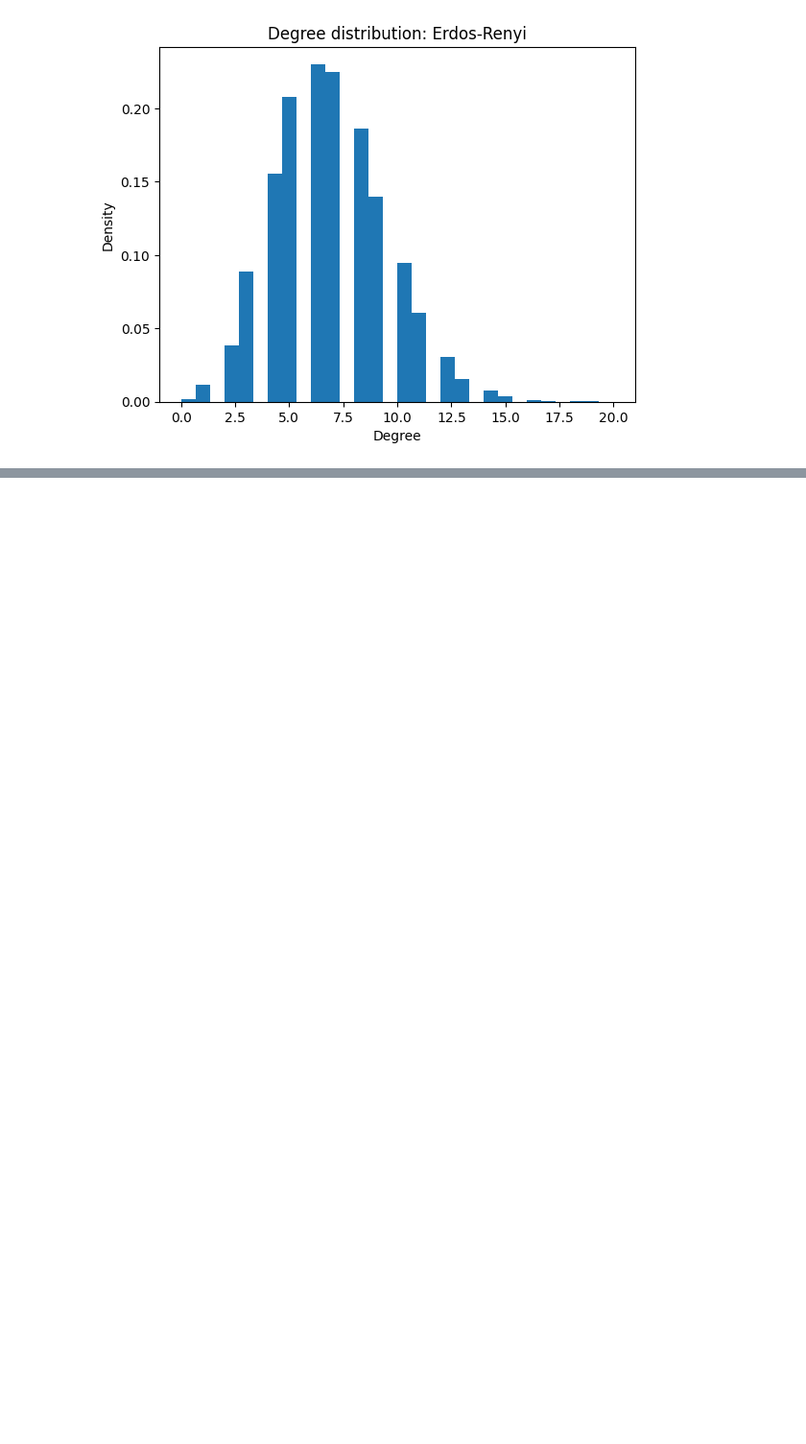
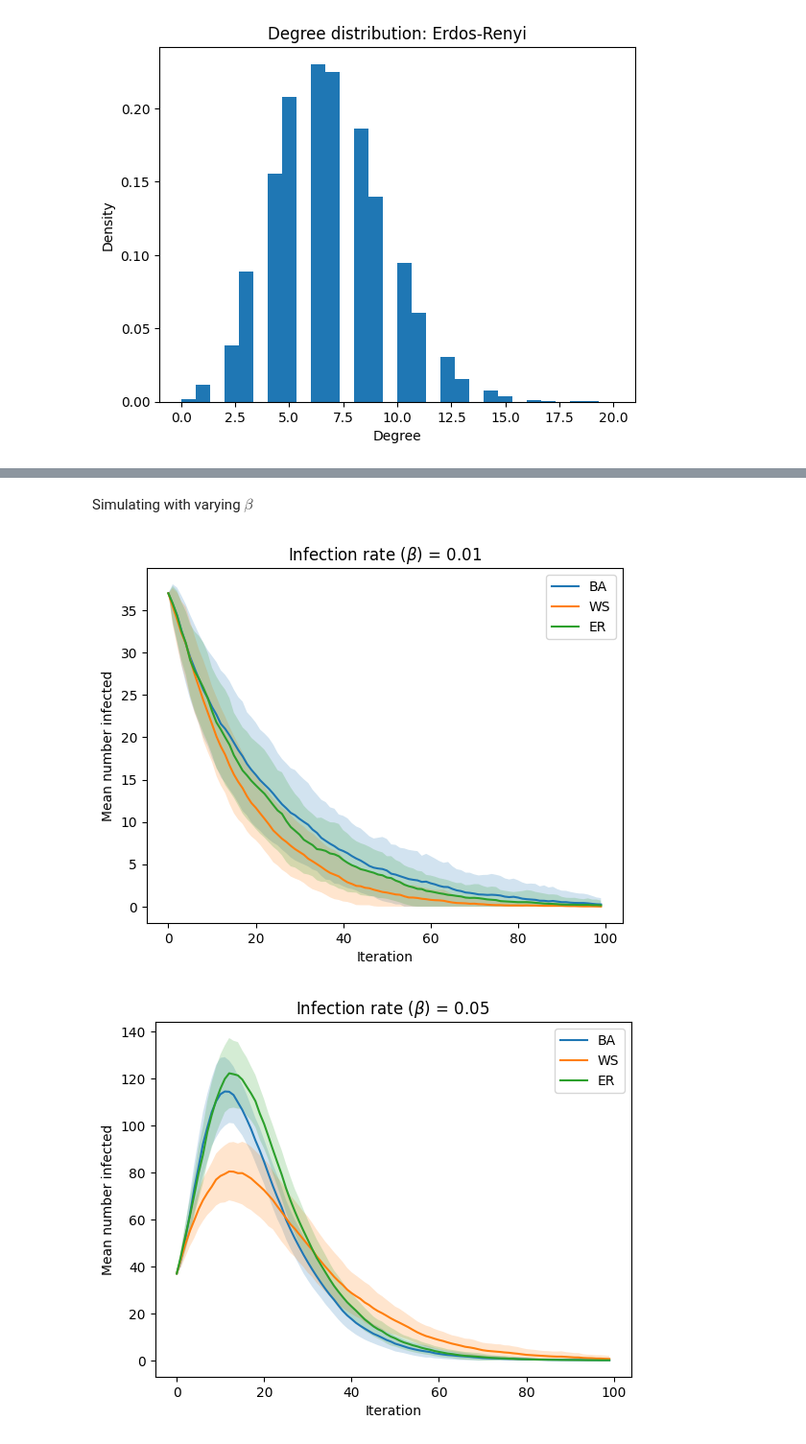
Before and after one commit to lydiashumskaya/assignment-2-stochastic-and-spatial-models, a Jupyter notebook: assigment-2.ipynb, the cells around one changed output, grey strips where cells are left out. Shown at 96% size. Drawn from its saved outputs; the diff is of its cells as text; code cells hidden in the pictures; blank space fills up the shorter version.

```diff
--- a/assigment-2.ipynb
+++ b/assigment-2.ipynb
@@ -186,0 +415,55 @@ plt.show()
+# %% [markdown]
+Simulating with varying $\beta$
+# %%
+changing_beta= [0.01, 0.05, 0.10]
+infected_fraction = 0.1
+gamma = 0.1
+nruns = 100
+results_changing_beta = {}
+
+for beta in changing_beta:
+    results_changing_beta[beta] = {}
+    for name, g in network.items():
+        S_runs, I_runs, R_runs = repeat_sir(g, beta, gamma, runs = nruns, fraction_infected = infected_fraction)
+        results_changing_beta[beta][name] = {'S' : S_runs, 'I' : I_runs, 'R' : R_runs}
+
+#plotting mean number infected
+for beta in changing_beta:
+    for name in network:
+        I_runs = results_changing_beta[beta][name]['I']
+        mean_I = np.mean(I_runs, axis=0)
+        std_I = np.std(I_runs, axis=0)
+        plt.plot(mean_I, label = name)
+        plt.fill_between(np.arange(len(mean_I)), np.maximum(mean_I - std_I, 0), mean_I + std_I, alpha=0.2)
+    plt.xlabel('Iteration')
+    plt.ylabel('Mean number infected')
+    plt.title(rf'Infection rate ($\beta$) = {beta}')
+    plt.legend()
+    plt.show()
+
+#plotting SIR
+for beta in changing_beta:
+    for name in network:
+        S_runs = results_changing_beta[beta][name]['S']
+        I_runs = results_changing_beta[beta][name]['I']
+        R_runs = results_changing_beta[beta][name]['R']
+        mean_S = np.mean(S_runs, axis=0)
+        mean_I = np.mean(I_runs, axis=0)
+        mean_R = np.mean(R_runs, axis=0)
+        std_S = np.std(S_runs, axis=0)
+        std_I = np.std(I_runs, axis=0)
+        std_R = np.std(R_runs, axis=0)
+        plt.plot(mean_S, label = 'Suseptible')
+        plt.fill_between(np.arange(len(mean_S)), np.maximum(mean_S - std_S, 0), mean_S + std_S, alpha=0.2)
+        plt.plot(mean_I, label = 'Infected')
+        plt.fill_between(np.arange(len(mean_I)), np.maximum(mean_I - std_I, 0), mean_I + std_I, alpha=0.2,)
+        plt.plot(mean_R, label = 'Recovered')
+        plt.fill_between(np.arange(len(mean_R)), np.maximum(mean_R - std_R, 0), mean_R + std_R, alpha=0.2)
+        plt.xlabel('Iteration')
+        plt.ylabel('Mean number')
+        plt.title(rf'{name}, Infection rate ($\beta$) = {beta}')
+        plt.legend()
+        plt.show()
+# %% [output]
+[figure, added]
+[figure, added]
```
Also changed, not shown: parts of 7 cells of this notebook.
